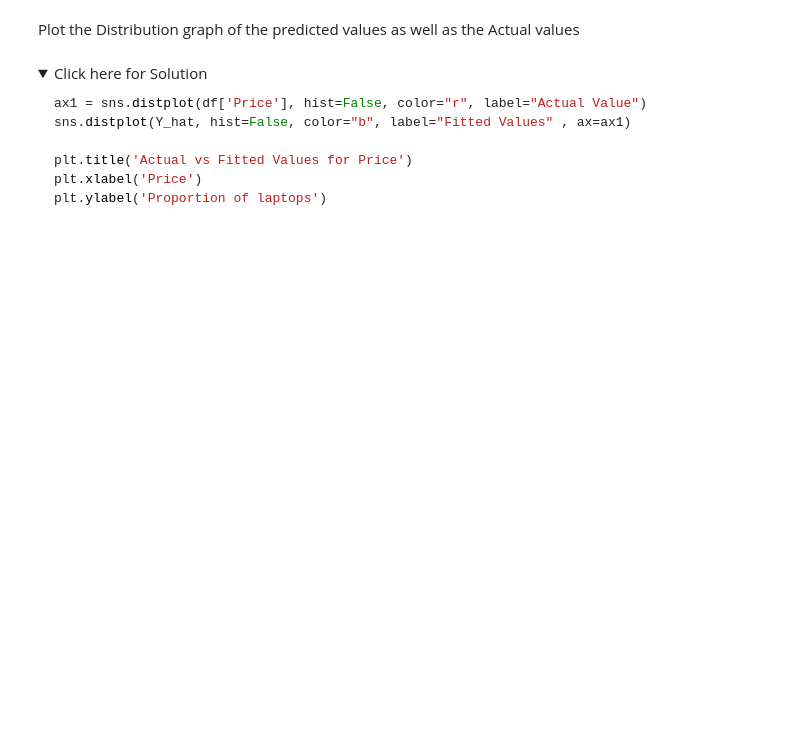
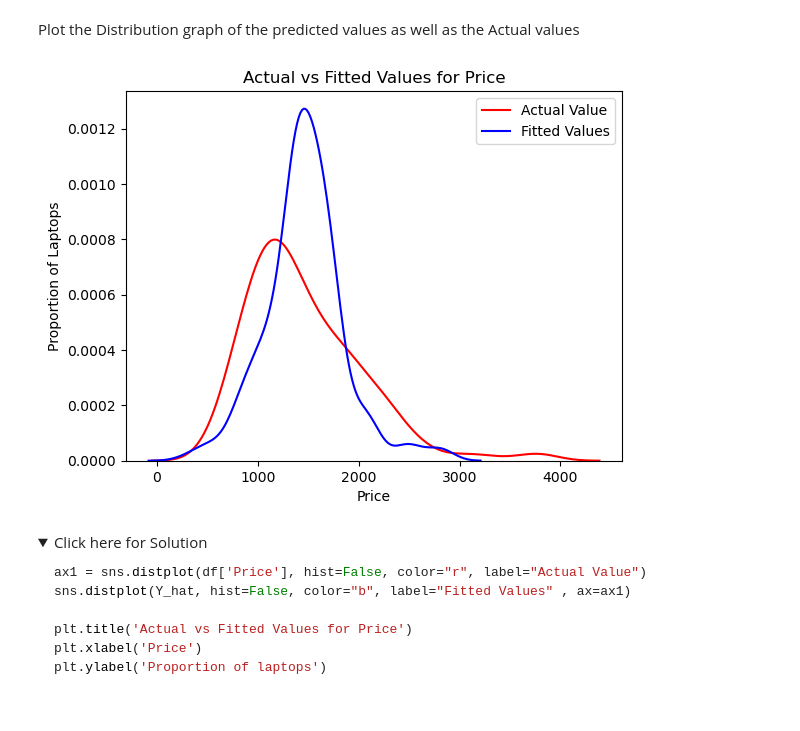
Before and after one commit to PedroRgz/CareerAcademy-IBM-DS-LaptopsPrices, a Jupyter notebook: Model-Development-LaptopPrice.ipynb, the cells around one changed output. Drawn from its saved outputs; the diff is of its cells as text; code cells hidden in the pictures; folded sections open; blank space fills up the shorter version.

```diff
--- a/Model-Development-LaptopPrice.ipynb
+++ b/Model-Development-LaptopPrice.ipynb
@@ -213,3 +231,12 @@ The parameters which have a low enough p-value so as to indicate strong relation
+# %%
+#Previously we also identified that 'RAM_GB', 'Storage_GB_SSD', 'CPU_core', 'OS', 'GPU' and 'Category' work as well as 'CPU_frequency' to predict the price of a laptop
+#We will create a multiple linear regression model using these features
+
+# create a linear regression object
+mlm = LinearRegression()
+Z = df[['RAM_GB', 'Storage_GB_SSD', 'CPU_core', 'OS', 'GPU', 'Category']]
+mlm.fit(Z, df['Price'])
+Yhat_mlm_price=mlm.predict(Z)
 # %% [markdown]
 <details>
     <summary>Click here for Solution</summary>
@@ -229,3 +254,14 @@ Plot the Distribution graph of the predicted values as well as the Actual values
+# %%
+#We will generate the distribution plot for the actual and predicted values
+ax1 = sns.distplot(df['Price'], hist=False, color="r", label="Actual Value")
+sns.distplot(Yhat_mlm_price, hist=False, color="b", label="Fitted Values" , ax=ax1)
+plt.title('Actual vs Fitted Values for Price')
+plt.xlabel('Price')
+plt.ylabel('Proportion of Laptops')
+plt.legend(['Actual Value','Fitted Values'])
+plt.show()
+# %% [output]
+[figure, added]
 # %% [markdown]
 <details>
     <summary>Click here for Solution</summary>
```
Also changed, not shown: parts of 9 cells of this notebook.
